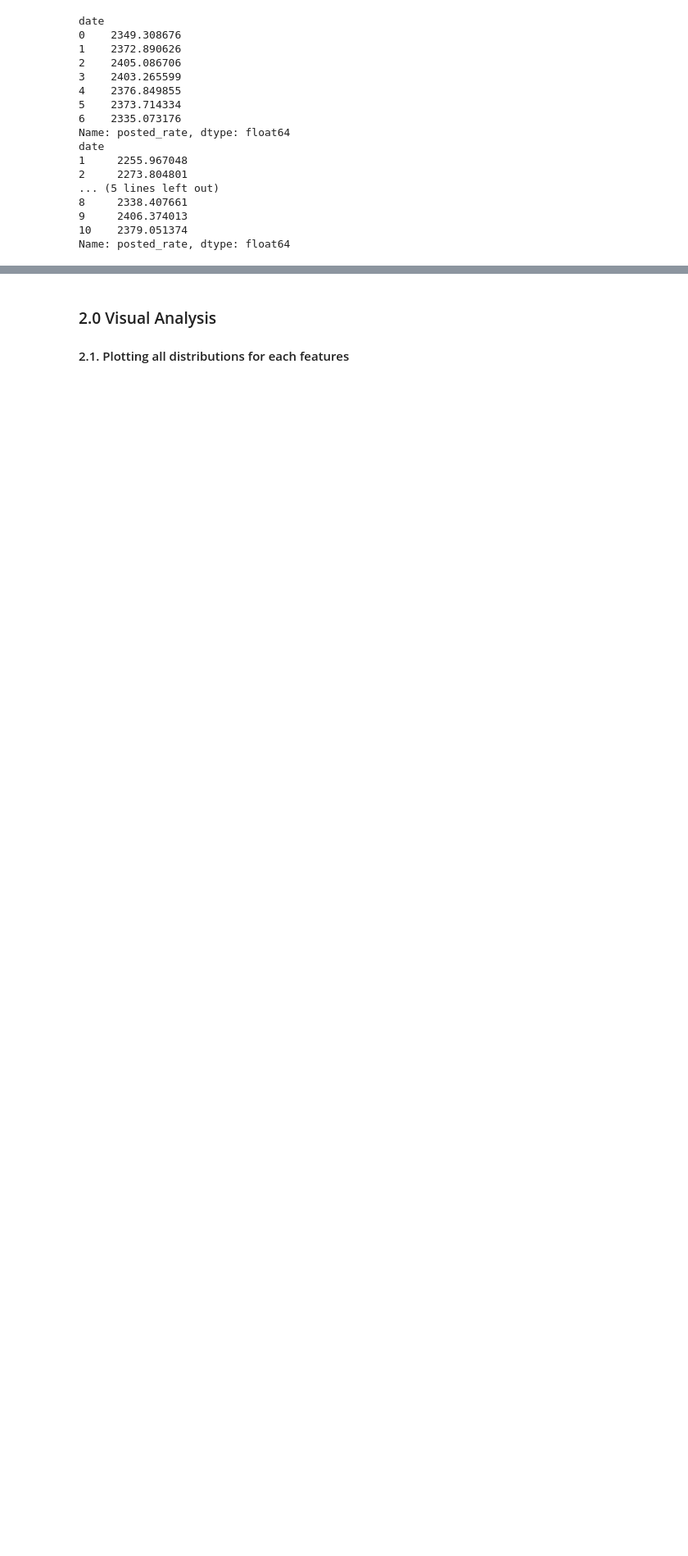
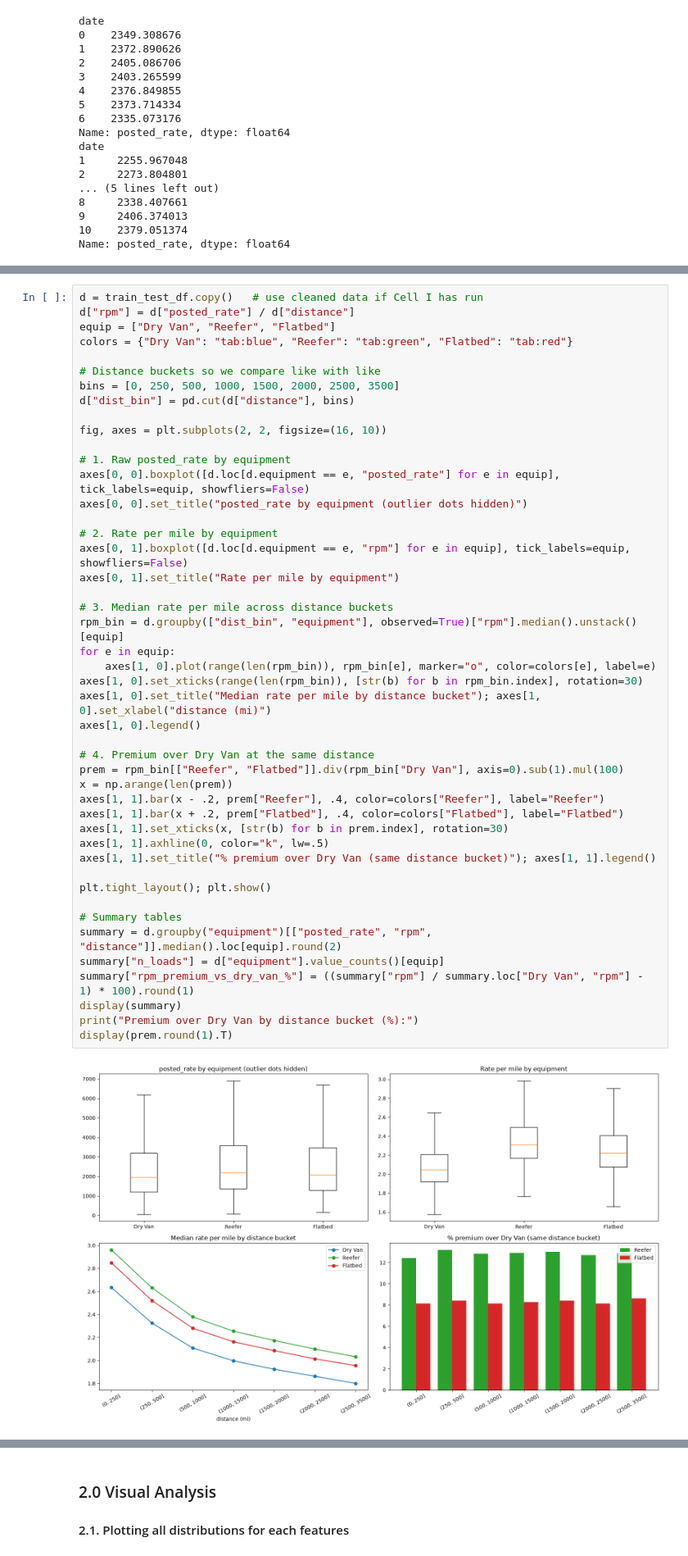
Before and after one commit to AhmadHazem/freight-rate-analysis, a Jupyter notebook: main.ipynb, the cells around one changed output, grey strips where cells are left out. Shown at 82% size. Cells and saved outputs as stored; diff of their text form; blank space fills up the shorter version.

```diff
--- a/main.ipynb
+++ b/main.ipynb
@@ -279,0 +300,48 @@ Name: posted_rate, dtype: float64
+# %%
+d = train_test_df.copy()   # use cleaned data if Cell I has run
+d["rpm"] = d["posted_rate"] / d["distance"]
+equip = ["Dry Van", "Reefer", "Flatbed"]
+colors = {"Dry Van": "tab:blue", "Reefer": "tab:green", "Flatbed": "tab:red"}
+
+# Distance buckets so we compare like with like
+bins = [0, 250, 500, 1000, 1500, 2000, 2500, 3500]
+d["dist_bin"] = pd.cut(d["distance"], bins)
+
+fig, axes = plt.subplots(2, 2, figsize=(16, 10))
+
+# 1. Raw posted_rate by equipment
+axes[0, 0].boxplot([d.loc[d.equipment == e, "posted_rate"] for e in equip], tick_labels=equip, showfliers=False)
+axes[0, 0].set_title("posted_rate by equipment (outlier dots hidden)")
+
+# 2. Rate per mile by equipment
+axes[0, 1].boxplot([d.loc[d.equipment == e, "rpm"] for e in equip], tick_labels=equip, showfliers=False)
+axes[0, 1].set_title("Rate per mile by equipment")
+
+# 3. Median rate per mile across distance buckets
+rpm_bin = d.groupby(["dist_bin", "equipment"], observed=True)["rpm"].median().unstack()[equip]
+for e in equip:
+    axes[1, 0].plot(range(len(rpm_bin)), rpm_bin[e], marker="o", color=colors[e], label=e)
+axes[1, 0].set_xticks(range(len(rpm_bin)), [str(b) for b in rpm_bin.index], rotation=30)
+axes[1, 0].set_title("Median rate per mile by distance bucket"); axes[1, 0].set_xlabel("distance (mi)")
+axes[1, 0].legend()
+
+# 4. Premium over Dry Van at the same distance
+prem = rpm_bin[["Reefer", "Flatbed"]].div(rpm_bin["Dry Van"], axis=0).sub(1).mul(100)
+x = np.arange(len(prem))
+axes[1, 1].bar(x - .2, prem["Reefer"], .4, color=colors["Reefer"], label="Reefer")
+axes[1, 1].bar(x + .2, prem["Flatbed"], .4, color=colors["Flatbed"], label="Flatbed")
+axes[1, 1].set_xticks(x, [str(b) for b in prem.index], rotation=30)
+axes[1, 1].axhline(0, color="k", lw=.5)
+axes[1, 1].set_title("% premium over Dry Van (same distance bucket)"); axes[1, 1].legend()
+
+plt.tight_layout(); plt.show()
+
+# Summary tables
+summary = d.groupby("equipment")[["posted_rate", "rpm", "distance"]].median().loc[equip].round(2)
+summary["n_loads"] = d["equipment"].value_counts()[equip]
+summary["rpm_premium_vs_dry_van_%"] = ((summary["rpm"] / summary.loc["Dry Van", "rpm"] - 1) * 100).round(1)
+display(summary)
+print("Premium over Dry Van by distance bucket (%):")
+display(prem.round(1).T)
+# %% [output]
+[figure, added]
```
Also changed, not shown: parts of 14 cells of this notebook, 24 other files.
